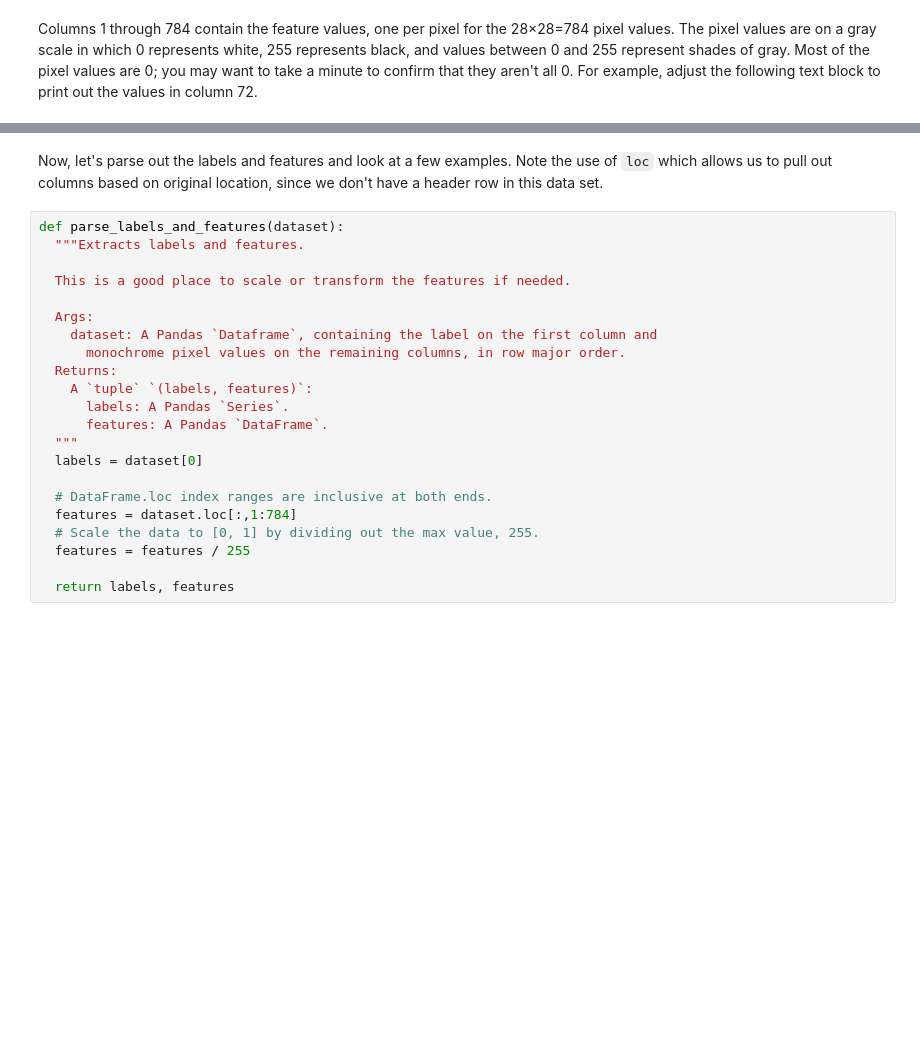
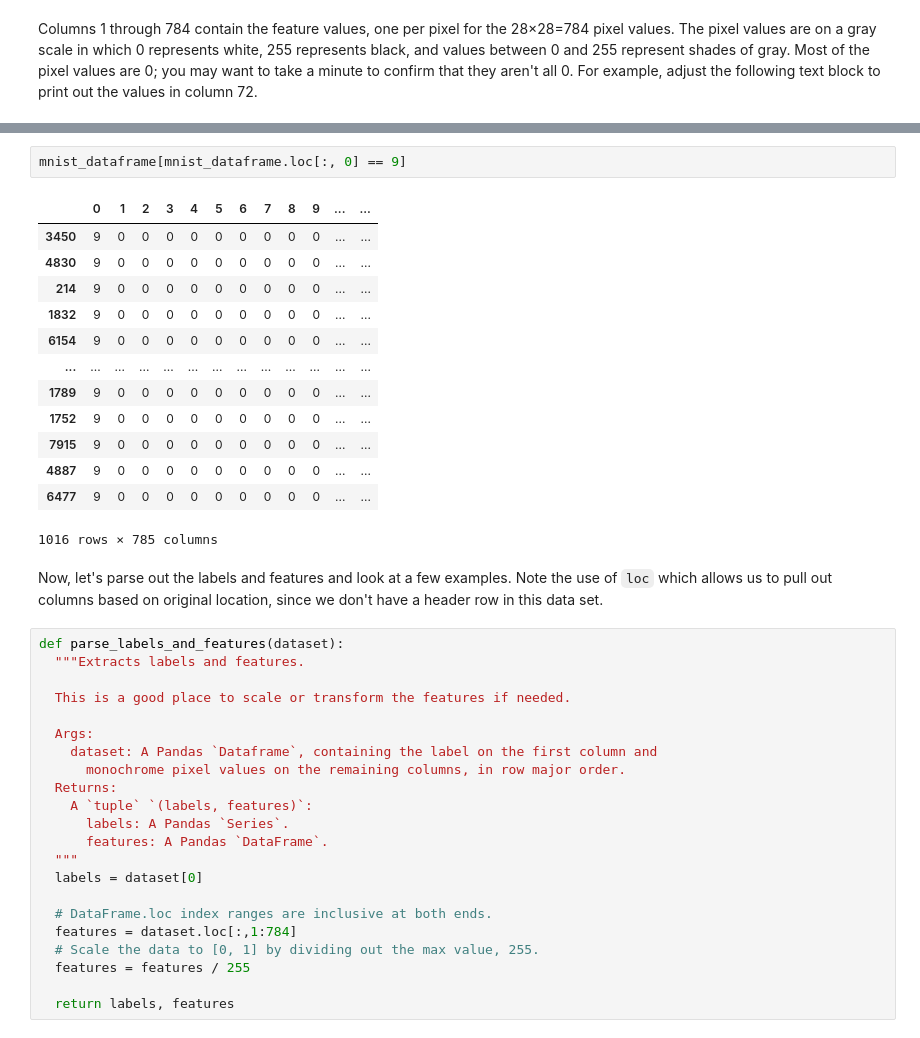
Before and after one commit to tenvol/tsf00, a Jupyter notebook: multi_class_classification_of_handwritten_digits.ipynb, the cells around one changed output, grey strips where cells are left out. Cells and saved outputs as stored; diff of their text form; blank space fills up the shorter version.

```diff
--- a/multi_class_classification_of_handwritten_digits.ipynb
+++ b/multi_class_classification_of_handwritten_digits.ipynb
@@ -108,3 +168,19 @@ mnist_dataframe.loc[:, 72:72]
+# %%
+mnist_dataframe[mnist_dataframe.loc[:, 0] == 9]
+# %% [output]
+|  | 0 | 1 | 2 | 3 | 4 | 5 | 6 | 7 | 8 | 9 | ... | ... |
+| 3450 | 9 | 0 | 0 | 0 | 0 | 0 | 0 | 0 | 0 | 0 | ... | ... |
+| 4830 | 9 | 0 | 0 | 0 | 0 | 0 | 0 | 0 | 0 | 0 | ... | ... |
+| 214 | 9 | 0 | 0 | 0 | 0 | 0 | 0 | 0 | 0 | 0 | ... | ... |
+| 1832 | 9 | 0 | 0 | 0 | 0 | 0 | 0 | 0 | 0 | 0 | ... | ... |
+| 6154 | 9 | 0 | 0 | 0 | 0 | 0 | 0 | 0 | 0 | 0 | ... | ... |
+| ... | ... | ... | ... | ... | ... | ... | ... | ... | ... | ... | ... | ... |
+| 1789 | 9 | 0 | 0 | 0 | 0 | 0 | 0 | 0 | 0 | 0 | ... | ... |
+| 1752 | 9 | 0 | 0 | 0 | 0 | 0 | 0 | 0 | 0 | 0 | ... | ... |
+| 7915 | 9 | 0 | 0 | 0 | 0 | 0 | 0 | 0 | 0 | 0 | ... | ... |
+| 4887 | 9 | 0 | 0 | 0 | 0 | 0 | 0 | 0 | 0 | 0 | ... | ... |
+| 6477 | 9 | 0 | 0 | 0 | 0 | 0 | 0 | 0 | 0 | 0 | ... | ... |
+1016 rows × 785 columns
 # %% [markdown]
 Now, let's parse out the labels and features and look at a few examples. Note the use of `loc` which allows us to pull out columns based on original location, since we don't have a header row in this data set.
 # %%
```
Also changed, not shown: parts of 4 cells of this notebook.
